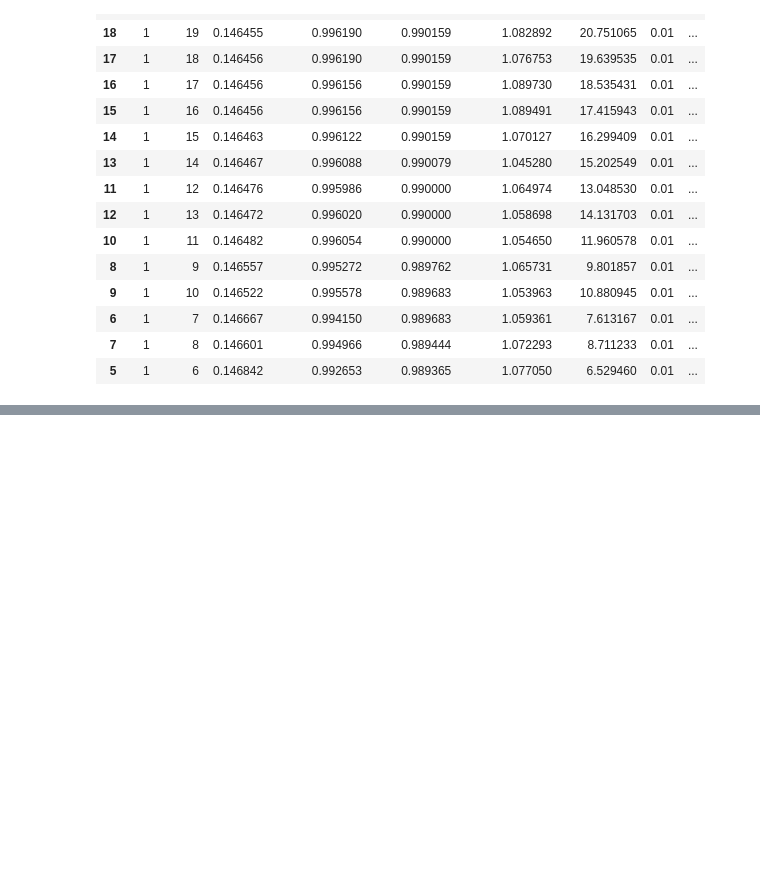
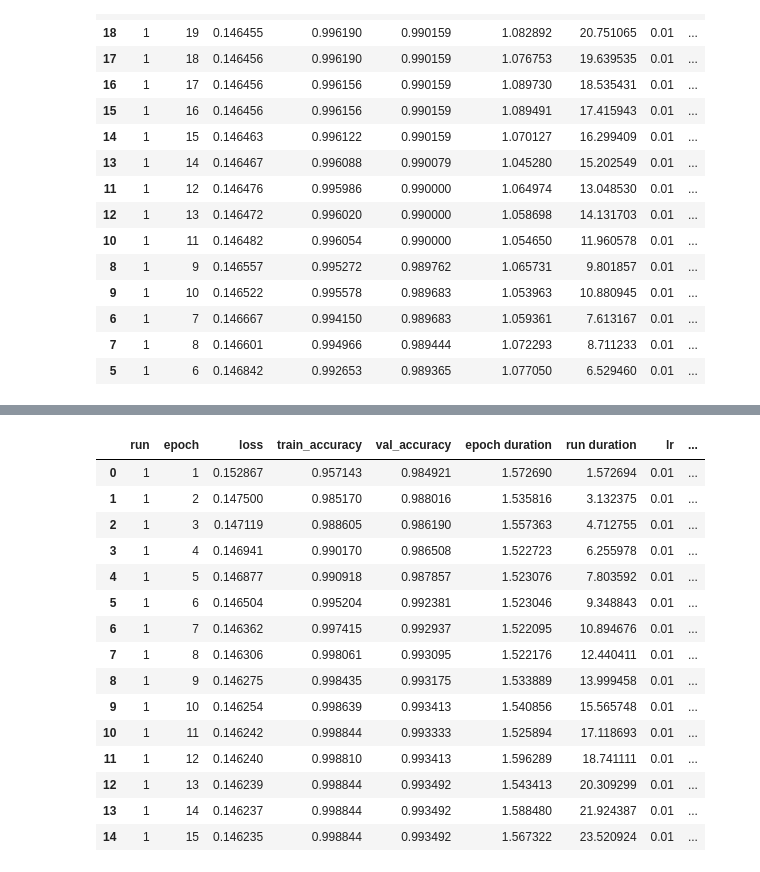
Before and after one commit to vintagedeek/mnist, a Jupyter notebook: kaggle_mnist_cnn_v1_99.ipynb, the cells around one changed output, grey strips where cells are left out. Saved outputs shown, nothing was run; the diff lists cells and outputs as text; code cells hidden in the pictures; blank space fills up the shorter version.

```diff
--- a/kaggle_mnist_cnn_v1_99.ipynb
+++ b/kaggle_mnist_cnn_v1_99.ipynb
@@ -545,0 +919,77 @@ m.save('kaggle_mnist_cnn_v1_3_hidden_99_val')
+# %%
+validation_set = val.to(device)
+validation_labels = val_labels.to(device)
+
+params = OrderedDict(
+    lr = [0.01],
+    batch_size = [100],
+    device = ['cuda'],
+    weight_decay = [0.0])
+
+m = RunManager()
+for run in RunBuilder.get_runs(params):
+
+    network = nn.Sequential(
+        nn.Conv2d(in_channels=1, out_channels=24, kernel_size=5, stride=1),
+        nn.BatchNorm2d(24),
+        nn.MaxPool2d(kernel_size=2, stride=2),
+        nn.ReLU(),
+        nn.Conv2d(in_channels=24, out_channels=128, kernel_size=3, stride=1),
+        nn.BatchNorm2d(128),
+        nn.MaxPool2d(kernel_size=2, stride=2),
+        nn.ReLU(),
+        nn.Conv2d(in_channels=128, out_channels=256, kernel_size=3),
+        nn.BatchNorm2d(256),
+        nn.ReLU(),
+        nn.Flatten(start_dim=1),
+        nn.Linear(in_features=256 * 3 * 3, out_features=90),
+        nn.BatchNorm1d(90),
+        nn.ReLU(),
+        nn.Linear(in_features=90, out_features=30),
+        nn.BatchNorm1d(30),
+        nn.ReLU(),
+        nn.Linear(in_features=30, out_features=10),
+        nn.Sigmoid()).to(device)
+
+    mini_batches = [train[k:k + run.batch_size] for k in range(0, train_labels.shape[0], run.batch_size)]
+    mini_labels = [train_labels[k:k + run.batch_size] for k in range(0, train_labels.shape[0], run.batch_size)]
+    optimizer = optim.Adam(network.parameters(), lr=run.lr, weight_decay=run.weight_decay)
+    scheduler = optim.lr_scheduler.StepLR(optimizer, step_size=5, gamma=0.1)
+
+    m.begin_run(run, network)
+    for epoch in range(15):
+        m.begin_epoch()
+        for b in range(0, len(mini_batches)):
+            images = mini_batches[b].to(device)
+            labels = mini_labels[b].to(device)
+            preds = network(images) # pass batch
+            loss = F.cross_entropy(preds, labels) # calculate loss
+            optimizer.zero_grad() # zero gradients
+            loss.backward() # calculate gradients
+            optimizer.step() # update weights
+
+            m.track_loss(loss)
+            m.track_num_correct(preds, labels)
+        m.track_val_accuracy(network)
+        m.end_epoch()
+        scheduler.step()
+    m.end_run()
+
+pd.DataFrame.from_dict(m.run_data).sort_values('val_accuracy', ascending=False)[0:15]
+# %% [output]
+|  | run | epoch | loss | train_accuracy | val_accuracy | epoch duration | run duration | lr | ... |
+| 0 | 1 | 1 | 0.152867 | 0.957143 | 0.984921 | 1.572690 | 1.572694 | 0.01 | ... |
+| 1 | 1 | 2 | 0.147500 | 0.985170 | 0.988016 | 1.535816 | 3.132375 | 0.01 | ... |
+| 2 | 1 | 3 | 0.147119 | 0.988605 | 0.986190 | 1.557363 | 4.712755 | 0.01 | ... |
+| 3 | 1 | 4 | 0.146941 | 0.990170 | 0.986508 | 1.522723 | 6.255978 | 0.01 | ... |
+| 4 | 1 | 5 | 0.146877 | 0.990918 | 0.987857 | 1.523076 | 7.803592 | 0.01 | ... |
+| 5 | 1 | 6 | 0.146504 | 0.995204 | 0.992381 | 1.523046 | 9.348843 | 0.01 | ... |
+| 6 | 1 | 7 | 0.146362 | 0.997415 | 0.992937 | 1.522095 | 10.894676 | 0.01 | ... |
+| 7 | 1 | 8 | 0.146306 | 0.998061 | 0.993095 | 1.522176 | 12.440411 | 0.01 | ... |
+| 8 | 1 | 9 | 0.146275 | 0.998435 | 0.993175 | 1.533889 | 13.999458 | 0.01 | ... |
+| 9 | 1 | 10 | 0.146254 | 0.998639 | 0.993413 | 1.540856 | 15.565748 | 0.01 | ... |
+| 10 | 1 | 11 | 0.146242 | 0.998844 | 0.993333 | 1.525894 | 17.118693 | 0.01 | ... |
+| 11 | 1 | 12 | 0.146240 | 0.998810 | 0.993413 | 1.596289 | 18.741111 | 0.01 | ... |
+| 12 | 1 | 13 | 0.146239 | 0.998844 | 0.993492 | 1.543413 | 20.309299 | 0.01 | ... |
+| 13 | 1 | 14 | 0.146237 | 0.998844 | 0.993492 | 1.588480 | 21.924387 | 0.01 | ... |
+| 14 | 1 | 15 | 0.146235 | 0.998844 | 0.993492 | 1.567322 | 23.520924 | 0.01 | ... |
```
Also changed, not shown: parts of 18 cells of this notebook.
